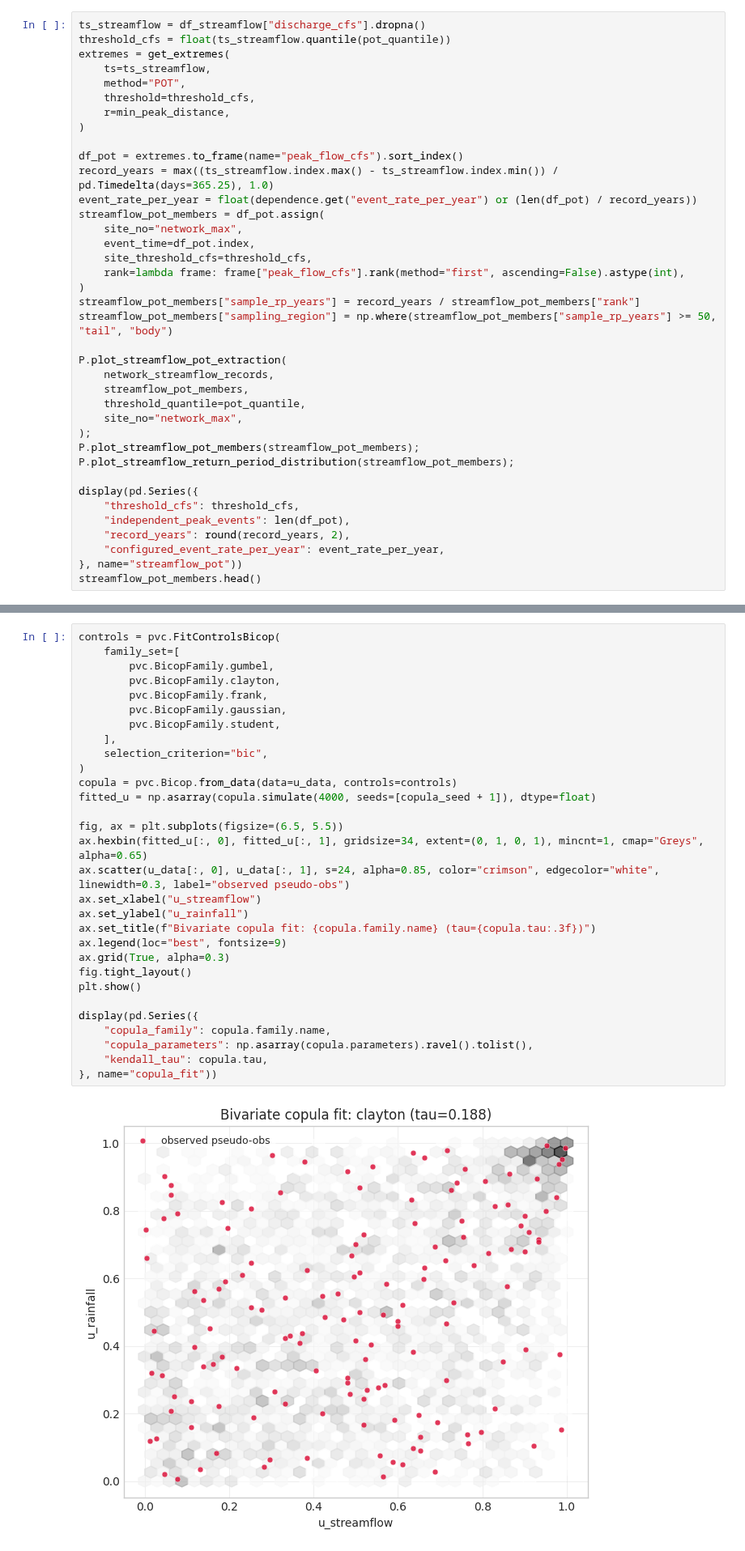
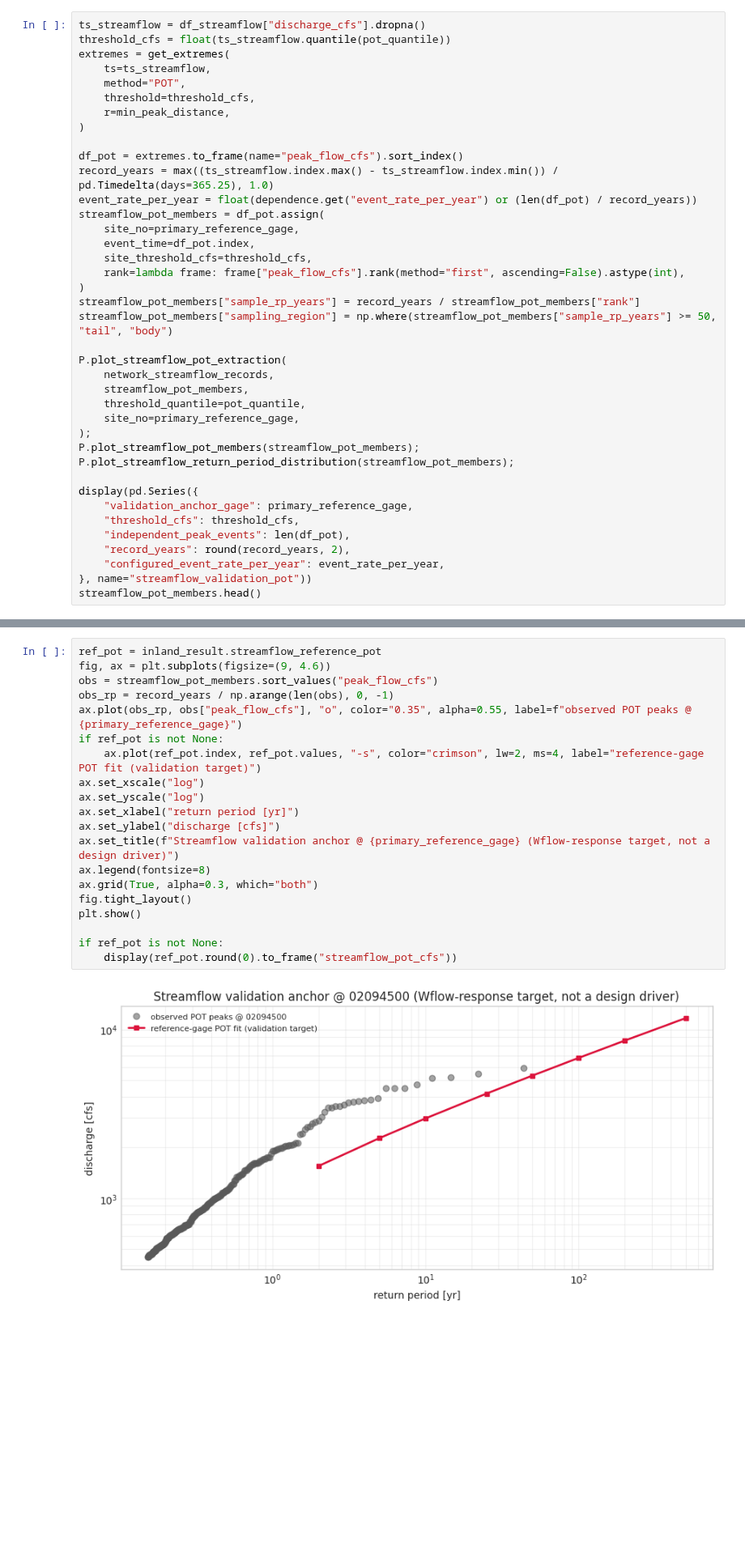
Before and after one commit to SusuXu-s-Lab/Flood-RM, a Jupyter notebook: locations/greensboro/02_flood/03_build_event_catalog.ipynb, the cells around one changed output, grey strips where cells are left out. Shown at 81% size. Cells and saved outputs as stored; diff of their text form; blank space fills up the shorter version.

```diff
--- a/locations/greensboro/02_flood/03_build_event_catalog.ipynb
+++ b/locations/greensboro/02_flood/03_build_event_catalog.ipynb
@@ -268,7 +277,7 @@ df_pot = extremes.to_frame(name="peak_flow_cfs").sort_index()
 record_years = max((ts_streamflow.index.max() - ts_streamflow.index.min()) / pd.Timedelta(days=365.25), 1.0)
 event_rate_per_year = float(dependence.get("event_rate_per_year") or (len(df_pot) / record_years))
 streamflow_pot_members = df_pot.assign(
-    site_no="network_max",
+    site_no=primary_reference_gage,
     event_time=df_pot.index,
     site_threshold_cfs=threshold_cfs,
     rank=lambda frame: frame["peak_flow_cfs"].rank(method="first", ascending=False).astype(int),
@@ -280,16 +289,17 @@ P.plot_streamflow_pot_extraction(
     network_streamflow_records,
     streamflow_pot_members,
     threshold_quantile=pot_quantile,
-    site_no="network_max",
+    site_no=primary_reference_gage,
 );
 P.plot_streamflow_pot_members(streamflow_pot_members);
 P.plot_streamflow_return_period_distribution(streamflow_pot_members);
 
 display(pd.Series({
+    "validation_anchor_gage": primary_reference_gage,
     "threshold_cfs": threshold_cfs,
     "independent_peak_events": len(df_pot),
     "record_years": round(record_years, 2),
     "configured_event_rate_per_year": event_rate_per_year,
-}, name="streamflow_pot"))
+}, name="streamflow_validation_pot"))
 streamflow_pot_members.head()
 # %% [output]
@@ -537,32 +521,22 @@ Fit a bivariate copula to the uniform streamflow-rainfall observations. Observed
 # %%
-controls = pvc.FitControlsBicop(
-    family_set=[
-        pvc.BicopFamily.gumbel,
-        pvc.BicopFamily.clayton,
-        pvc.BicopFamily.frank,
-        pvc.BicopFamily.gaussian,
-        pvc.BicopFamily.student,
-    ],
-    selection_criterion="bic",
-)
-copula = pvc.Bicop.from_data(data=u_data, controls=controls)
-fitted_u = np.asarray(copula.simulate(4000, seeds=[copula_seed + 1]), dtype=float)
-
-fig, ax = plt.subplots(figsize=(6.5, 5.5))
-ax.hexbin(fitted_u[:, 0], fitted_u[:, 1], gridsize=34, extent=(0, 1, 0, 1), mincnt=1, cmap="Greys", alpha=0.65)
-ax.scatter(u_data[:, 0], u_data[:, 1], s=24, alpha=0.85, color="crimson", edgecolor="white", linewidth=0.3, label="observed pseudo-obs")
-ax.set_xlabel("u_streamflow")
-ax.set_ylabel("u_rainfall")
-ax.set_title(f"Bivariate copula fit: {copula.family.name} (tau={copula.tau:.3f})")
-ax.legend(loc="best", fontsize=9)
-ax.grid(True, alpha=0.3)
+ref_pot = inland_result.streamflow_reference_pot
+fig, ax = plt.subplots(figsize=(9, 4.6))
+obs = streamflow_pot_members.sort_values("peak_flow_cfs")
+obs_rp = record_years / np.arange(len(obs), 0, -1)
+ax.plot(obs_rp, obs["peak_flow_cfs"], "o", color="0.35", alpha=0.55, label=f"observed POT peaks @ {primary_reference_gage}")
+if ref_pot is not None:
+    ax.plot(ref_pot.index, ref_pot.values, "-s", color="crimson", lw=2, ms=4, label="reference-gage POT fit (validation target)")
+ax.set_xscale("log")
+ax.set_yscale("log")
+ax.set_xlabel("return period [yr]")
+ax.set_ylabel("discharge [cfs]")
+ax.set_title(f"Streamflow validation anchor @ {primary_reference_gage} (Wflow-response target, not a design driver)")
+ax.legend(fontsize=8)
+ax.grid(True, alpha=0.3, which="both")
 fig.tight_layout()
 plt.show()
 
-display(pd.Series({
-    "copula_family": copula.family.name,
-    "copula_parameters": np.asarray(copula.parameters).ravel().tolist(),
-    "kendall_tau": copula.tau,
-}, name="copula_fit"))
+if ref_pot is not None:
+    display(ref_pot.round(0).to_frame("streamflow_pot_cfs"))
 # %% [output]
-[figure, old version]
+[figure, new version]
```
Also changed, not shown: parts of 22 cells of this notebook, 32 other files.
